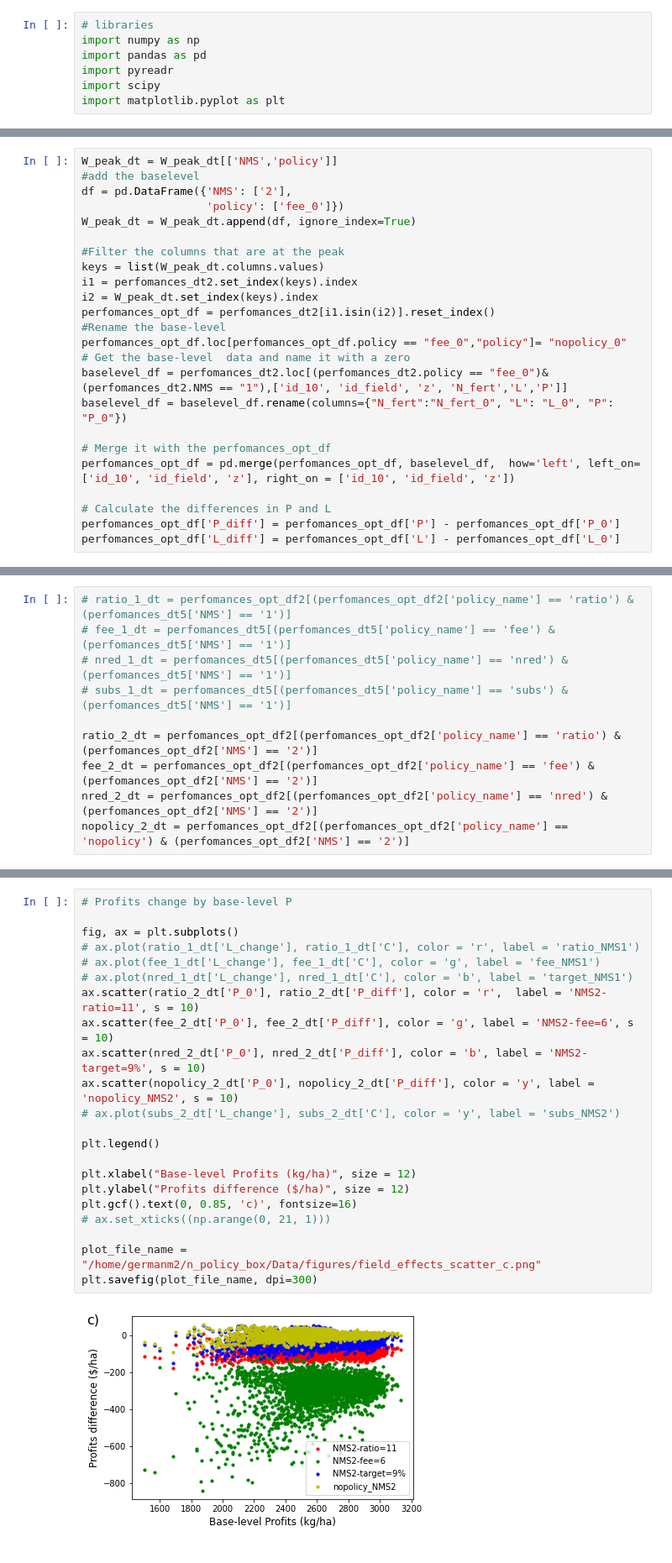
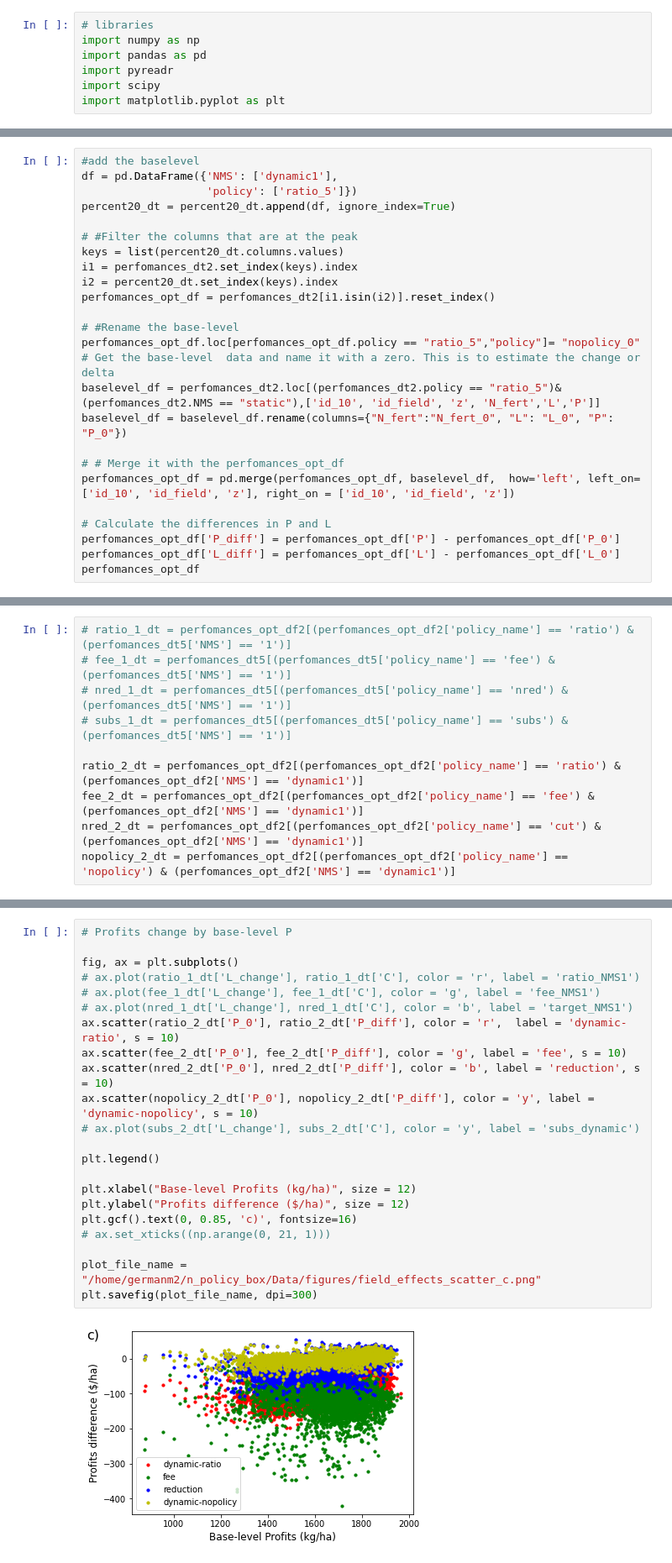
Before and after one commit to germanmandrini/n_policy, a Jupyter notebook: Codes/7a_field_effects.ipynb, the cells around one changed output, grey strips where cells are left out. Shown at 84% size. Cells and saved outputs as stored; diff of their text form.

```diff
--- a/Codes/7a_field_effects.ipynb
+++ b/Codes/7a_field_effects.ipynb
@@ -11,24 +12,25 @@ W_peak_dt = pyreadr.read_r("/home/germanm2/n_policy_box/Data/files_rds/W_peak_dt
 # %%
-W_peak_dt = W_peak_dt[['NMS','policy']]
 #add the baselevel
-df = pd.DataFrame({'NMS': ['2'],
-                   'policy': ['fee_0']})
-W_peak_dt = W_peak_dt.append(df, ignore_index=True)
+df = pd.DataFrame({'NMS': ['dynamic1'],
+                   'policy': ['ratio_5']})
+percent20_dt = percent20_dt.append(df, ignore_index=True)
 
-#Filter the columns that are at the peak
-keys = list(W_peak_dt.columns.values)
+# #Filter the columns that are at the peak
+keys = list(percent20_dt.columns.values)
 i1 = perfomances_dt2.set_index(keys).index
-i2 = W_peak_dt.set_index(keys).index
+i2 = percent20_dt.set_index(keys).index
 perfomances_opt_df = perfomances_dt2[i1.isin(i2)].reset_index()
-#Rename the base-level
-perfomances_opt_df.loc[perfomances_opt_df.policy == "fee_0","policy"]= "nopolicy_0"
-# Get the base-level  data and name it with a zero
-baselevel_df = perfomances_dt2.loc[(perfomances_dt2.policy == "fee_0")& (perfomances_dt2.NMS == "1"),['id_10', 'id_field', 'z', 'N_fert','L','P']]
+
+# #Rename the base-level
+perfomances_opt_df.loc[perfomances_opt_df.policy == "ratio_5","policy"]= "nopolicy_0"
+# Get the base-level  data and name it with a zero. This is to estimate the change or delta
+baselevel_df = perfomances_dt2.loc[(perfomances_dt2.policy == "ratio_5")& (perfomances_dt2.NMS == "static"),['id_10', 'id_field', 'z', 'N_fert','L','P']]
 baselevel_df = baselevel_df.rename(columns={"N_fert":"N_fert_0", "L": "L_0", "P": "P_0"})
 
-# Merge it with the perfomances_opt_df
+# # Merge it with the perfomances_opt_df
 perfomances_opt_df = pd.merge(perfomances_opt_df, baselevel_df,  how='left', left_on=['id_10', 'id_field', 'z'], right_on = ['id_10', 'id_field', 'z'])
 
 # Calculate the differences in P and L
 perfomances_opt_df['P_diff'] = perfomances_opt_df['P'] - perfomances_opt_df['P_0']
 perfomances_opt_df['L_diff'] = perfomances_opt_df['L'] - perfomances_opt_df['L_0']
+perfomances_opt_df
@@ -47,7 +79,7 @@ perfomances_opt_df2 = perfomances_opt_df2[perfomances_opt_df2.L_0 < 200]
 # nred_1_dt = perfomances_dt5[(perfomances_dt5['policy_name'] == 'nred') & (perfomances_dt5['NMS'] == '1')]
 # subs_1_dt = perfomances_dt5[(perfomances_dt5['policy_name'] == 'subs') & (perfomances_dt5['NMS'] == '1')]
 
-ratio_2_dt = perfomances_opt_df2[(perfomances_opt_df2['policy_name'] == 'ratio') & (perfomances_opt_df2['NMS'] == '2')]
-fee_2_dt = perfomances_opt_df2[(perfomances_opt_df2['policy_name'] == 'fee') & (perfomances_opt_df2['NMS'] == '2')]
-nred_2_dt = perfomances_opt_df2[(perfomances_opt_df2['policy_name'] == 'nred') & (perfomances_opt_df2['NMS'] == '2')]
-nopolicy_2_dt = perfomances_opt_df2[(perfomances_opt_df2['policy_name'] == 'nopolicy') & (perfomances_opt_df2['NMS'] == '2')]
+ratio_2_dt = perfomances_opt_df2[(perfomances_opt_df2['policy_name'] == 'ratio') & (perfomances_opt_df2['NMS'] == 'dynamic1')]
+fee_2_dt = perfomances_opt_df2[(perfomances_opt_df2['policy_name'] == 'fee') & (perfomances_opt_df2['NMS'] == 'dynamic1')]
+nred_2_dt = perfomances_opt_df2[(perfomances_opt_df2['policy_name'] == 'cut') & (perfomances_opt_df2['NMS'] == 'dynamic1')]
+nopolicy_2_dt = perfomances_opt_df2[(perfomances_opt_df2['policy_name'] == 'nopolicy') & (perfomances_opt_df2['NMS'] == 'dynamic1')]
@@ -98,27 +144,27 @@ plt.savefig(plot_file_name, dpi=300)
 # %%
 # Profits change by base-level P
 
 fig, ax = plt.subplots()
 # ax.plot(ratio_1_dt['L_change'], ratio_1_dt['C'], color = 'r', label = 'ratio_NMS1')
 # ax.plot(fee_1_dt['L_change'], fee_1_dt['C'], color = 'g', label = 'fee_NMS1')
 # ax.plot(nred_1_dt['L_change'], nred_1_dt['C'], color = 'b', label = 'target_NMS1')
-ax.scatter(ratio_2_dt['P_0'], ratio_2_dt['P_diff'], color = 'r',  label = 'NMS2-ratio=11', s = 10)
-ax.scatter(fee_2_dt['P_0'], fee_2_dt['P_diff'], color = 'g', label = 'NMS2-fee=6', s = 10)
-ax.scatter(nred_2_dt['P_0'], nred_2_dt['P_diff'], color = 'b', label = 'NMS2-target=9%', s = 10)
-ax.scatter(nopolicy_2_dt['P_0'], nopolicy_2_dt['P_diff'], color = 'y', label = 'nopolicy_NMS2', s = 10)
-# ax.plot(subs_2_dt['L_change'], subs_2_dt['C'], color = 'y', label = 'subs_NMS2')
+ax.scatter(ratio_2_dt['P_0'], ratio_2_dt['P_diff'], color = 'r',  label = 'dynamic-ratio', s = 10)
+ax.scatter(fee_2_dt['P_0'], fee_2_dt['P_diff'], color = 'g', label = 'fee', s = 10)
+ax.scatter(nred_2_dt['P_0'], nred_2_dt['P_diff'], color = 'b', label = 'reduction', s = 10)
+ax.scatter(nopolicy_2_dt['P_0'], nopolicy_2_dt['P_diff'], color = 'y', label = 'dynamic-nopolicy', s = 10)
+# ax.plot(subs_2_dt['L_change'], subs_2_dt['C'], color = 'y', label = 'subs_dynamic')
 
 plt.legend()
 
 plt.xlabel("Base-level Profits (kg/ha)", size = 12)
 plt.ylabel("Profits difference ($/ha)", size = 12)
 plt.gcf().text(0, 0.85, 'c)', fontsize=16)
 # ax.set_xticks((np.arange(0, 21, 1)))
 
 plot_file_name = "/home/germanm2/n_policy_box/Data/figures/field_effects_scatter_c.png"
 plt.savefig(plot_file_name, dpi=300)
 # %% [output]
-[figure, old version]
+[figure, new version]
 # %%
 # BARCHART P_diff by base-level L
 
```
Also changed, not shown: parts of 12 cells of this notebook, 4 other files.
